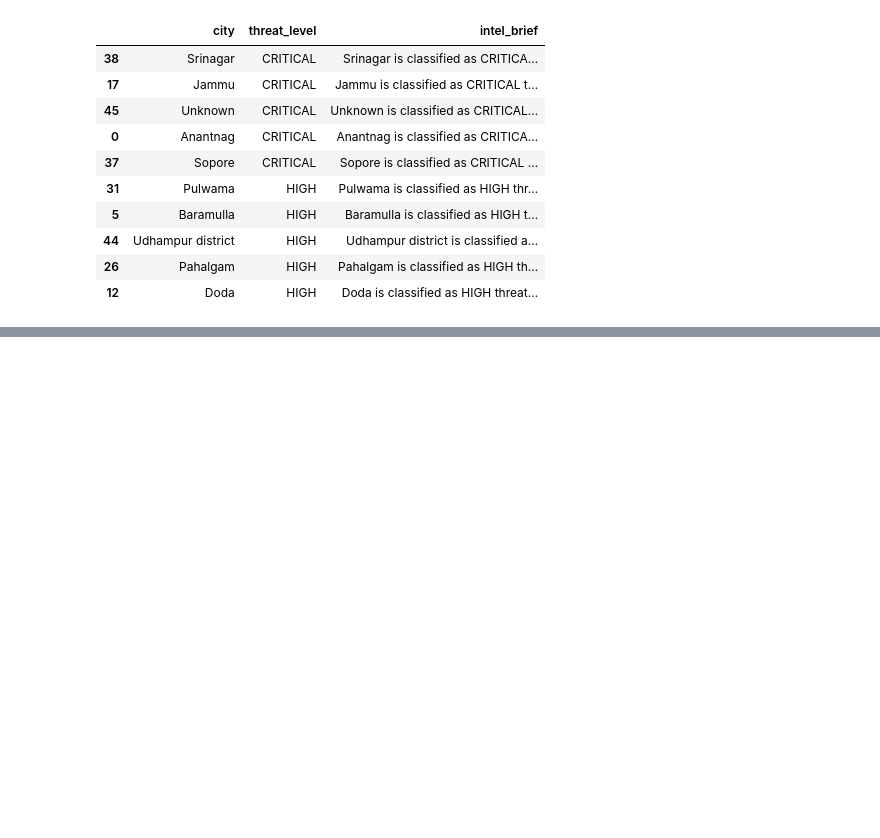
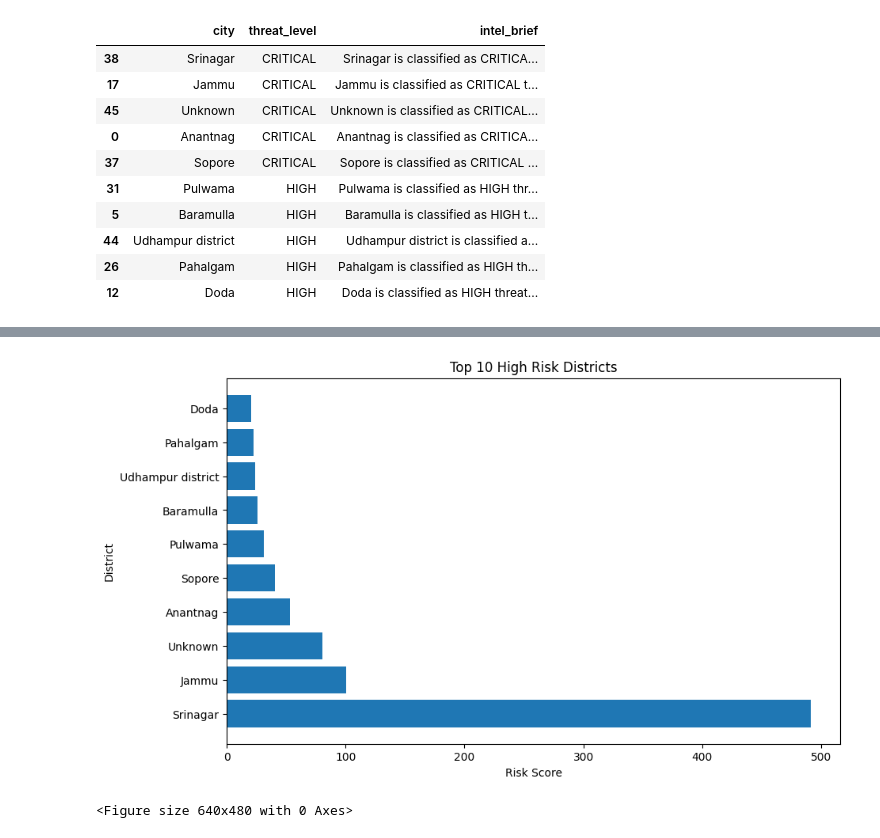
Before and after one commit to aajbelga/TRINETRA, a Jupyter notebook: notebooks/data_cleaning.ipynb, the cells around one changed output, grey strips where cells are left out. Saved outputs shown, nothing was run; the diff lists cells and outputs as text; code cells hidden in the pictures; blank space fills up the shorter version.

Commit message:
Add top risk district visualization and intelligence reports

```diff
--- a/notebooks/data_cleaning.ipynb
+++ b/notebooks/data_cleaning.ipynb
@@ -1598,0 +1618,29 @@ district_risk.to_csv(
+# %%
+import matplotlib.pyplot as plt
+
+top10 = district_risk.sort_values(
+    'risk_score',
+    ascending=False
+).head(10)
+
+plt.figure(figsize=(10,6))
+
+plt.barh(
+    top10['city'],
+    top10['risk_score']
+)
+
+plt.xlabel("Risk Score")
+plt.ylabel("District")
+plt.title("Top 10 High Risk Districts")
+
+plt.show()
+# %% [output]
+[figure, added]
+# %%
+plt.savefig(
+    r"D:\GeoShield-Kashmir\outputs\reports\top_risk_districts.png",
+    bbox_inches='tight'
+)
+# %% [output]
+<Figure size 640x480 with 0 Axes>
```
Also changed, not shown: parts of 1 cell of this notebook.
